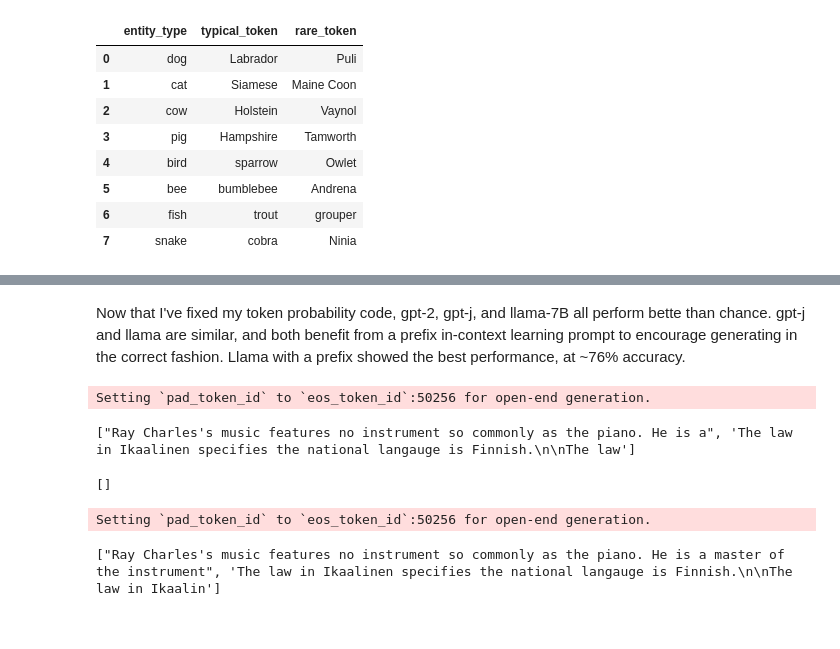
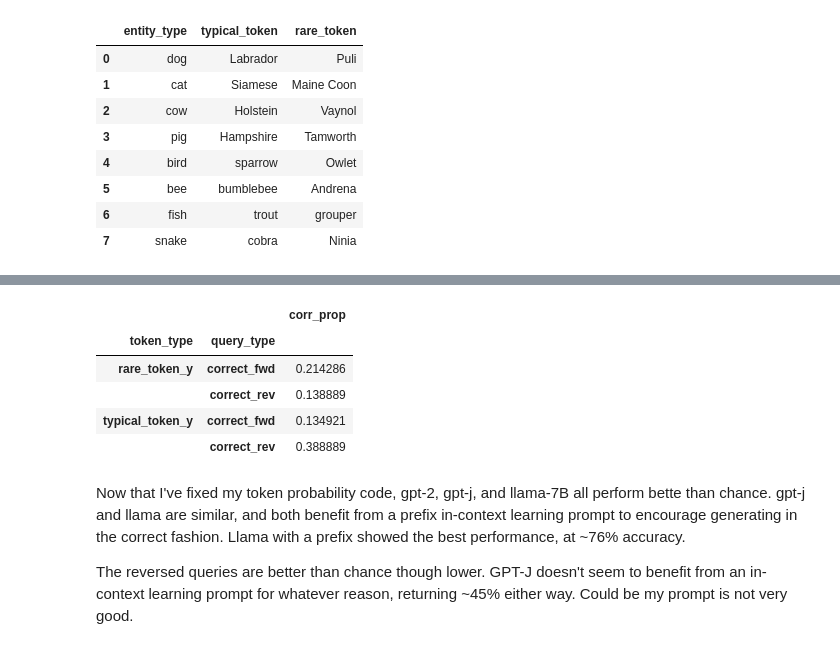
Before and after one commit to derekpowell/EasyEdit, a Jupyter notebook: taxonomy-benchmark-building-test.ipynb, the cells around one changed output, grey strips where cells are left out. Saved outputs shown, nothing was run; the diff lists cells and outputs as text; code cells hidden in the pictures.

```diff
--- a/taxonomy-benchmark-building-test.ipynb
+++ b/taxonomy-benchmark-building-test.ipynb
@@ -369,49 +454,20 @@ results.correct.mean()
+# %%
+(
+    results_eval
+    .filter(['entity','token_type','subj','property','query_fwd','query_rev','correct_fwd','correct_rev'])
+    .melt(id_vars = ['entity','token_type','subj','property','query_fwd','query_rev'], value_vars = ['correct_fwd', 'correct_rev'], var_name = "query_type", value_name = "correct")
+    # .melt(id_vars = ['entity','variable','subj','property', 'correct', 'ans_type'], value_vars = ['query_fwd', 'query_rev'], var_name = "query_type", value_name = "query")
+    .groupby(['token_type', 'query_type'])
+    .agg(corr_prop = ('correct', 'mean'))
+)
+# %% [output]
+|  |  | corr_prop |
+| token_type | query_type |  |
+| rare_token_y | correct_fwd | 0.214286 |
+|  | correct_rev | 0.138889 |
+| typical_token_y | correct_fwd | 0.134921 |
+|  | correct_rev | 0.388889 |
 # %% [markdown]
 Now that I've fixed my token probability code, gpt-2, gpt-j, and llama-7B all perform bette than chance. gpt-j and llama are similar, and both benefit from a prefix in-context learning prompt to encourage generating in the correct fashion. Llama with a prefix showed the best performance, at ~76% accuracy.
+
+The reversed queries are better than chance though lower. GPT-J doesn't seem to benefit from an in-context learning prompt for whatever reason, returning ~45% either way. Could be my prompt is not very good.
-# %%
-generation_prompts = [
-    "Ray Charles's music features no instrument so commonly as",
-    "The law in Ikaalinen specifies the national langauge is"
-]
-
-pre_edit_outputs = m.generate_text(generation_prompts)
-
-print(pre_edit_outputs)
-# %% [output]
-Setting `pad_token_id` to `eos_token_id`:50256 for open-end generation.
-["Ray Charles's music features no instrument so commonly as the piano. He is a", 'The law in Ikaalinen specifies the national langauge is Finnish.\n\nThe law']
-# %%
-prompts = ['Ray Charles plays',
-            # 'Grant Hill plays professional',
-            # 'In Ikaalinen the official language is'
-            ]
-ground_truth = ['piano',
-                # 'basketball',
-                # 'Finnish'
-                ]
-
-target_new = ['violin',
-            #   'soccer',
-            #   'Swedish'
-              ]
-
-subject = ['Ray Charles',
-            # 'Grant Hill',
-            # 'Ikaalinen'
-            ]
-
-m.edit(
-    prompts=prompts,
-    ground_truth=ground_truth,
-    target_new=target_new,
-    subject=subject
-)
-# %% [output]
-[]
-# %%
-post_edit_outputs = m.generate_text(generation_prompts, max_new_tokens = 10)
-
-print(post_edit_outputs)
-# %% [output]
-Setting `pad_token_id` to `eos_token_id`:50256 for open-end generation.
-["Ray Charles's music features no instrument so commonly as the piano. He is a master of the instrument", 'The law in Ikaalinen specifies the national langauge is Finnish.\n\nThe law in Ikaalin']
```
Also changed, not shown: parts of 17 cells of this notebook, 5 other files.
